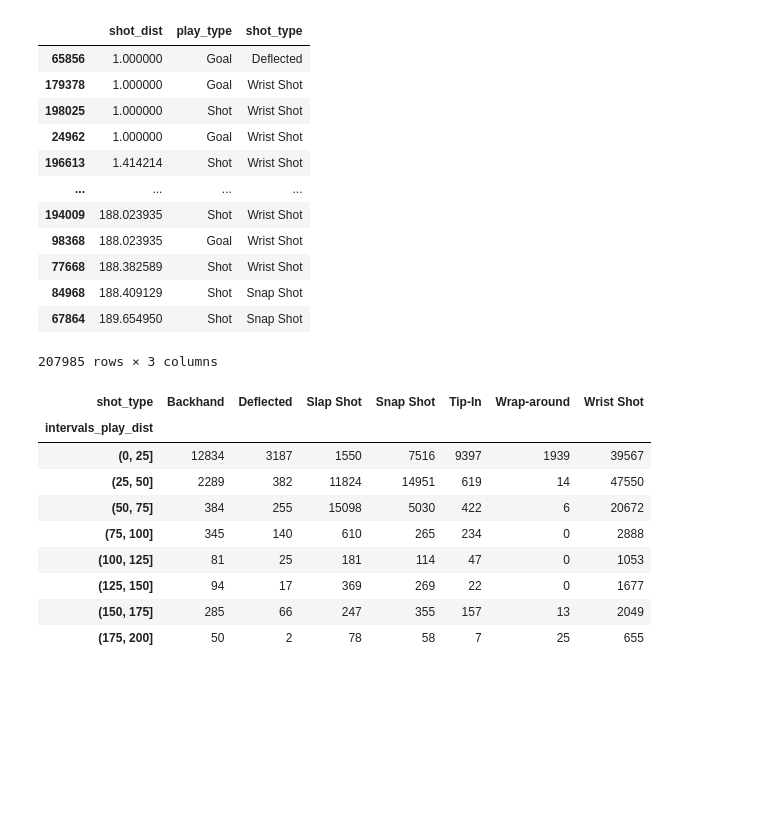
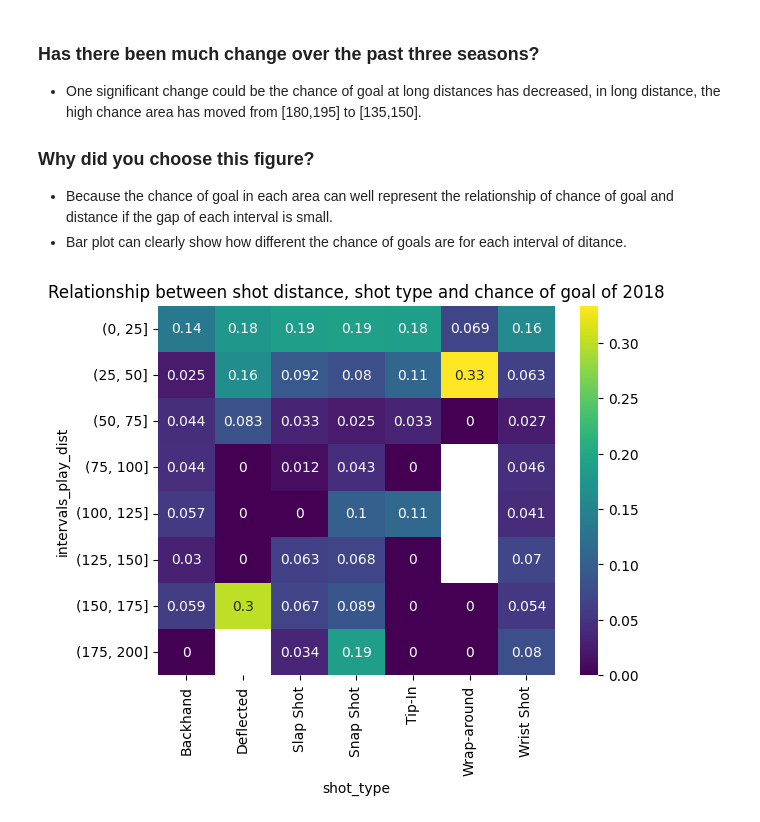
Before and after one commit to hfereidouni/DataScience, a Jupyter notebook: CodeBase/visualization_pt1.ipynb, the cells around one changed output. Saved outputs shown, nothing was run; the diff lists cells and outputs as text; code cells hidden in the pictures; blank space fills up the shorter version.

```diff
--- a/CodeBase/visualization_pt1.ipynb
+++ b/CodeBase/visualization_pt1.ipynb
@@ -148,37 +119,48 @@ plt.show()
+# %% [markdown]
+###  Has there been much change over the past three seasons?
+- One significant change could be the chance of goal at long distances has decreased, in long distance, the high chance area has moved from [180,195] to [135,150].
+### Why did you choose this figure?
+- Because the chance of goal in each area can well represent the relationship of chance of goal and distance if the gap of each interval is small.
+- Bar plot can clearly show how different the chance of goals are for each interval of ditance.
 # %%
-df_1820_whole = df_1820[["shot_dist","play_type","shot_type"]]
-idx = ~pd.isna(df_1820_dist["shot_dist"])
-df_1820_whole = df_1820_whole.loc[idx].sort_values('shot_dist')
-df_1820_whole
+def heat_type_dist(year:int,csv_path:str,bin_gap:int):
+     """"
+    Parameters:
+    year(int): start year of a season
+    csv_path(str): path of csv file for this season
+    bin_gap: gap to split distance into different intervals
+
+    This function will return a heatmap of the relationship between
+    different range of distance, shot types and their chance of goals annoted on each grid(%).
+    """
+    df = pd.read_csv(csv_path).reset_index()
+
+    max_dist = np.sqrt((100*2)**2+42.5**2)
+    bins=list(range(0,round(max_dist),bin_gap))
+
+    df_whole = df[["shot_dist","play_type","shot_type"]]
+    idx = ~pd.isna(df_18["shot_dist"])
+    df_whole = df_whole.loc[idx].sort_values('shot_dist')
+
+    df_whole_shot = df_whole.groupby(["shot_dist","shot_type"]).agg("count").reset_index()
+    df_whole_shot = df_whole_shot.pivot(index = "shot_dist",columns = "shot_type",values = "play_type").fillna(0).astype(int).reset_index()
+    df_whole_shot["intervals_play_dist"]= pd.cut(df_whole_shot["shot_dist"],bins=bins)
+    df_whole_shot = df_whole_shot.groupby("intervals_play_dist").agg("sum")
+    df_whole_shot = df_whole_shot[["Backhand","Deflected","Slap Shot","Snap Shot","Tip-In","Wrap-around","Wrist Shot"]]
+
+    df_whole_goal = df_whole[df_whole["play_type"]=="Goal"].groupby(["shot_dist","shot_type"]).agg("count").reset_index()
+    df_whole_goal = df_whole_goal.pivot(index = "shot_dist",columns = "shot_type",values = "play_type").fillna(0).astype(int).reset_index()
+    df_whole_goal["intervals_play_dist"]= pd.cut(df_whole_goal["shot_dist"],bins=bins)
+    df_whole_goal = df_whole_goal.groupby("intervals_play_dist").agg("sum")
+    df_whole_goal = df_whole_goal[["Backhand","Deflected","Slap Shot","Snap Shot","Tip-In","Wrap-around","Wrist Shot"]]
+
+    df_type_dist = df_whole_goal/df_whole_shot
+    df_type_dist.astype(float)
+    ht = seaborn.heatmap(df_type_dist,cmap="viridis",annot=True)
+
+    plt.title(f"Relationship between shot distance, shot type and chance of goal of {year}")
+    plt.show()
-# %% [output]
-|  | shot_dist | play_type | shot_type |
-| 65856 | 1.000000 | Goal | Deflected |
-| 179378 | 1.000000 | Goal | Wrist Shot |
-| 198025 | 1.000000 | Shot | Wrist Shot |
-| 24962 | 1.000000 | Goal | Wrist Shot |
-| 196613 | 1.414214 | Shot | Wrist Shot |
-| ... | ... | ... | ... |
-| 194009 | 188.023935 | Shot | Wrist Shot |
-| 98368 | 188.023935 | Goal | Wrist Shot |
-| 77668 | 188.382589 | Shot | Wrist Shot |
-| 84968 | 188.409129 | Shot | Snap Shot |
-| 67864 | 189.654950 | Shot | Snap Shot |
-207985 rows × 3 columns
 # %%
-df_1820_whole_shot = df_1820_whole.groupby(["shot_dist","shot_type"]).agg("count").reset_index()
-df_1820_whole_shot = df_1820_whole_shot.pivot(index = "shot_dist",columns = "shot_type",values = "play_type").fillna(0).astype(int).reset_index()
-df_1820_whole_shot["intervals_play_dist"]= pd.cut(df_1820_whole_shot["shot_dist"],bins=bins)
-df_1820_whole_shot = df_1820_whole_shot.groupby("intervals_play_dist").agg("sum")
-df_1820_whole_shot = df_1820_whole_shot[["Backhand","Deflected","Slap Shot","Snap Shot","Tip-In","Wrap-around","Wrist Shot"]]
-df_1820_whole_shot
+heat_type_dist(2018,season_2018_path,25)
 # %% [output]
-| shot_type | Backhand | Deflected | Slap Shot | Snap Shot | Tip-In | Wrap-around | Wrist Shot |
-| intervals_play_dist |  |  |  |  |  |  |  |
-| (0, 25] | 12834 | 3187 | 1550 | 7516 | 9397 | 1939 | 39567 |
-| (25, 50] | 2289 | 382 | 11824 | 14951 | 619 | 14 | 47550 |
-| (50, 75] | 384 | 255 | 15098 | 5030 | 422 | 6 | 20672 |
-| (75, 100] | 345 | 140 | 610 | 265 | 234 | 0 | 2888 |
-| (100, 125] | 81 | 25 | 181 | 114 | 47 | 0 | 1053 |
-| (125, 150] | 94 | 17 | 369 | 269 | 22 | 0 | 1677 |
-| (150, 175] | 285 | 66 | 247 | 355 | 157 | 13 | 2049 |
-| (175, 200] | 50 | 2 | 78 | 58 | 7 | 25 | 655 |
+[figure, added]
```
Also changed, not shown: parts of 18 cells of this notebook, 2 other files.
